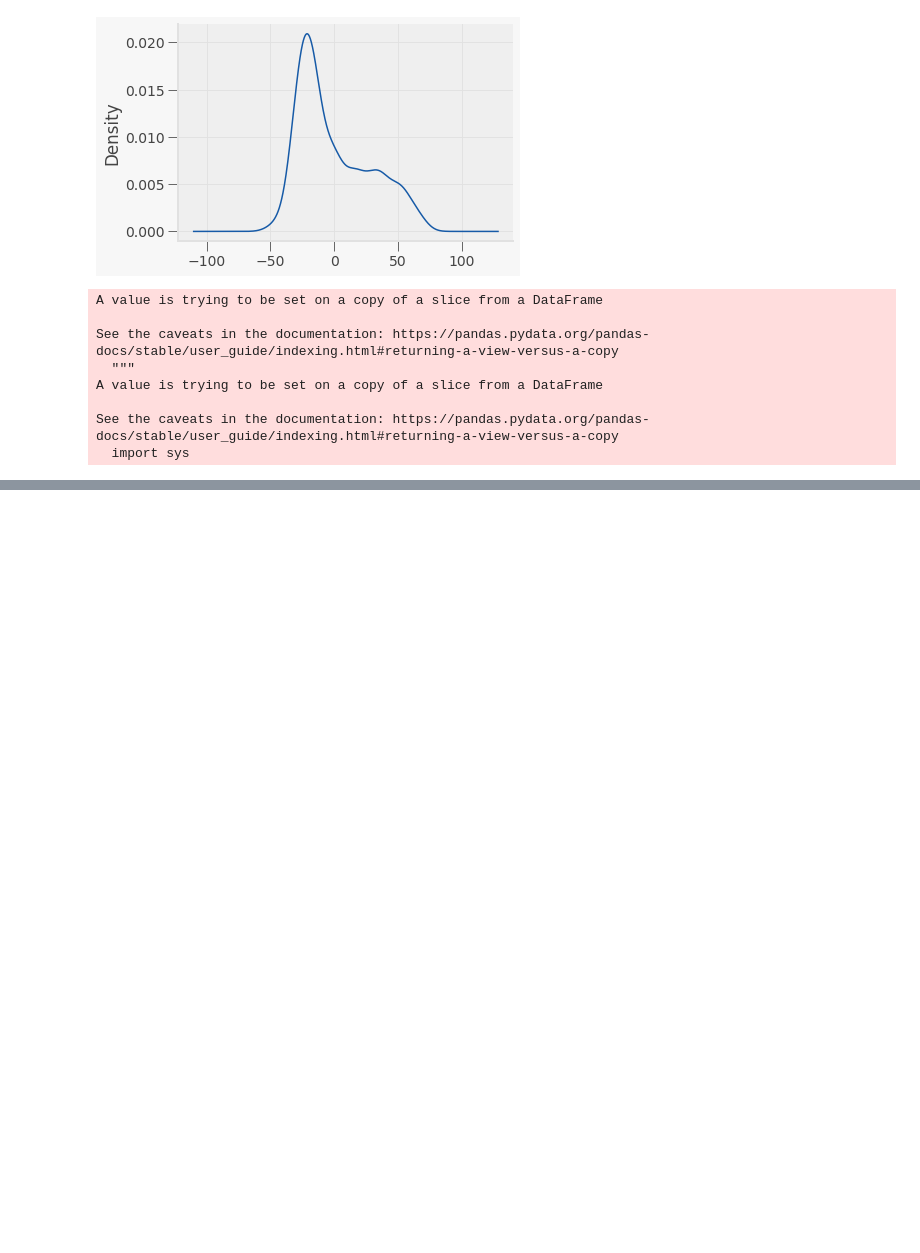
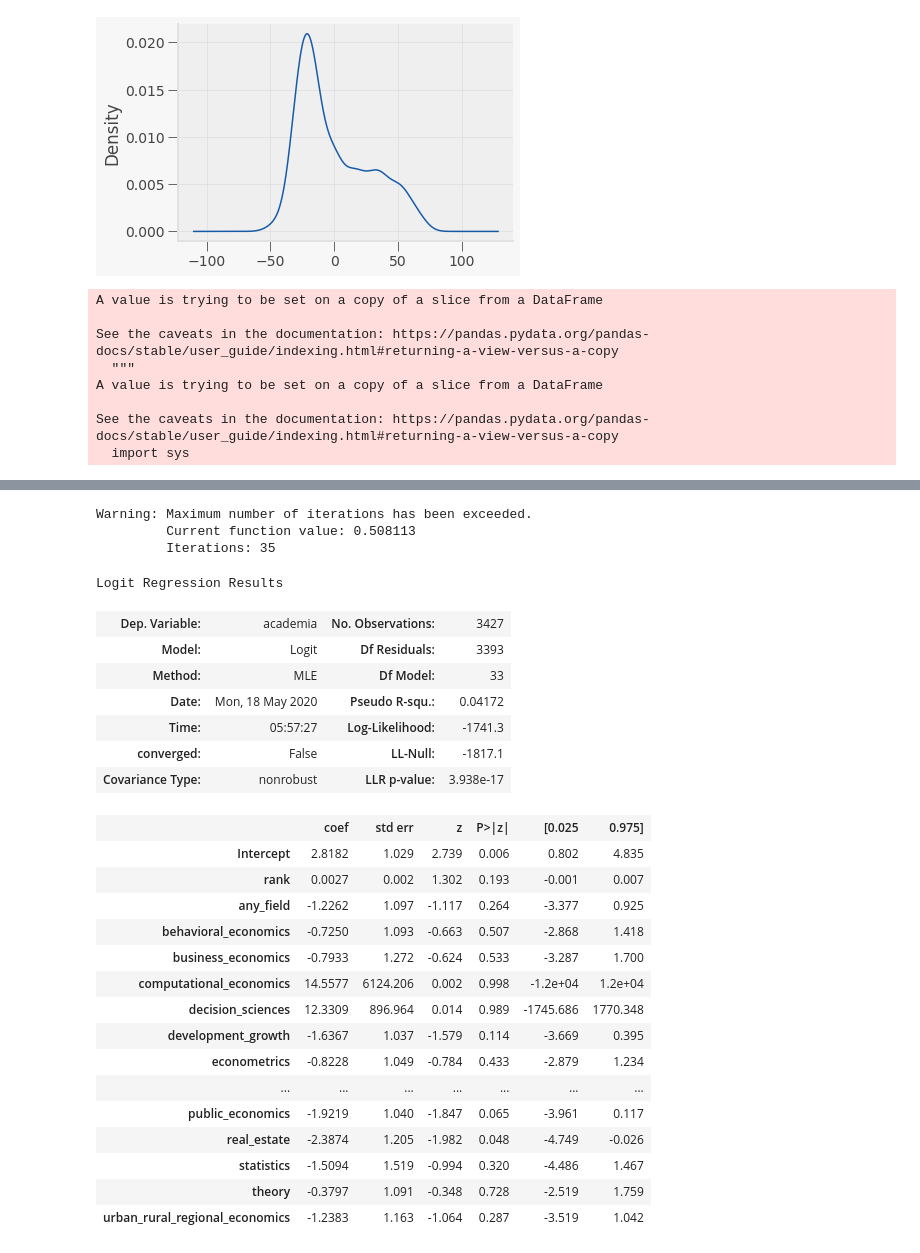
Before and after one commit to aadsouza/notebooks, a Jupyter notebook: econjobmarket/data_regressions.ipynb, the cells around one changed output, grey strips where cells are left out. Drawn from its saved outputs; the diff is of its cells as text; code cells hidden in the pictures; blank space fills up the shorter version.

```diff
--- a/econjobmarket/data_regressions.ipynb
+++ b/econjobmarket/data_regressions.ipynb
@@ -388,3 +501,38 @@ Logit Regression Results
+# %%
+from patsy import dmatrices
+
+y_academia, X_rank = dmatrices("academia ~ rank + " + app_fields_ser.str.cat(sep=" + "), data_with_dummies, return_type = "dataframe")
+
+academia_regression = sm.Logit(y_academia, X_rank)
+academia_regression.fit().summary()
+# %% [output]
+Warning: Maximum number of iterations has been exceeded.
+         Current function value: 0.508113
+         Iterations: 35
+Logit Regression Results
+| Dep. Variable: | academia | No. Observations: | 3427 |
+| Model: | Logit | Df Residuals: | 3393 |
+| Method: | MLE | Df Model: | 33 |
+| Date: | Mon, 18 May 2020 | Pseudo R-squ.: | 0.04172 |
+| Time: | 05:57:27 | Log-Likelihood: | -1741.3 |
+| converged: | False | LL-Null: | -1817.1 |
+| Covariance Type: | nonrobust | LLR p-value: | 3.938e-17 |
+|  | coef | std err | z | P>|z| | [0.025 | 0.975] |
+| Intercept | 2.8182 | 1.029 | 2.739 | 0.006 | 0.802 | 4.835 |
+| rank | 0.0027 | 0.002 | 1.302 | 0.193 | -0.001 | 0.007 |
+| any_field | -1.2262 | 1.097 | -1.117 | 0.264 | -3.377 | 0.925 |
+| behavioral_economics | -0.7250 | 1.093 | -0.663 | 0.507 | -2.868 | 1.418 |
+| business_economics | -0.7933 | 1.272 | -0.624 | 0.533 | -3.287 | 1.700 |
+| computational_economics | 14.5577 | 6124.206 | 0.002 | 0.998 | -1.2e+04 | 1.2e+04 |
+| decision_sciences | 12.3309 | 896.964 | 0.014 | 0.989 | -1745.686 | 1770.348 |
+| development_growth | -1.6367 | 1.037 | -1.579 | 0.114 | -3.669 | 0.395 |
+| econometrics | -0.8228 | 1.049 | -0.784 | 0.433 | -2.879 | 1.234 |
+| ... | ... | ... | ... | ... | ... | ... |
+| public_economics | -1.9219 | 1.040 | -1.847 | 0.065 | -3.961 | 0.117 |
+| real_estate | -2.3874 | 1.205 | -1.982 | 0.048 | -4.749 | -0.026 |
+| statistics | -1.5094 | 1.519 | -0.994 | 0.320 | -4.486 | 1.467 |
+| theory | -0.3797 | 1.091 | -0.348 | 0.728 | -2.519 | 1.759 |
+| urban_rural_regional_economics | -1.2383 | 1.163 | -1.064 | 0.287 | -3.519 | 1.042 |
 # %%
 from patsy import dmatrices
 
```
Also changed, not shown: parts of 17 cells of this notebook.
